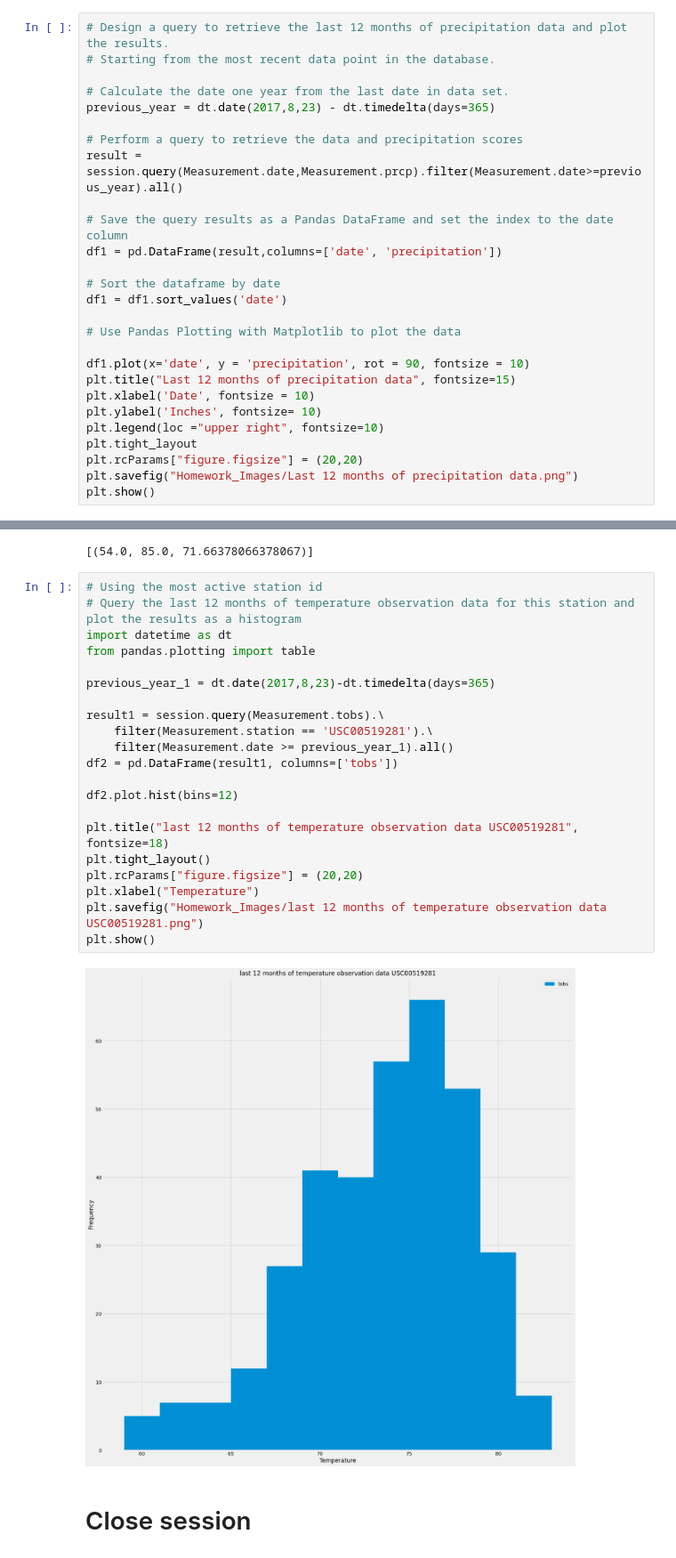
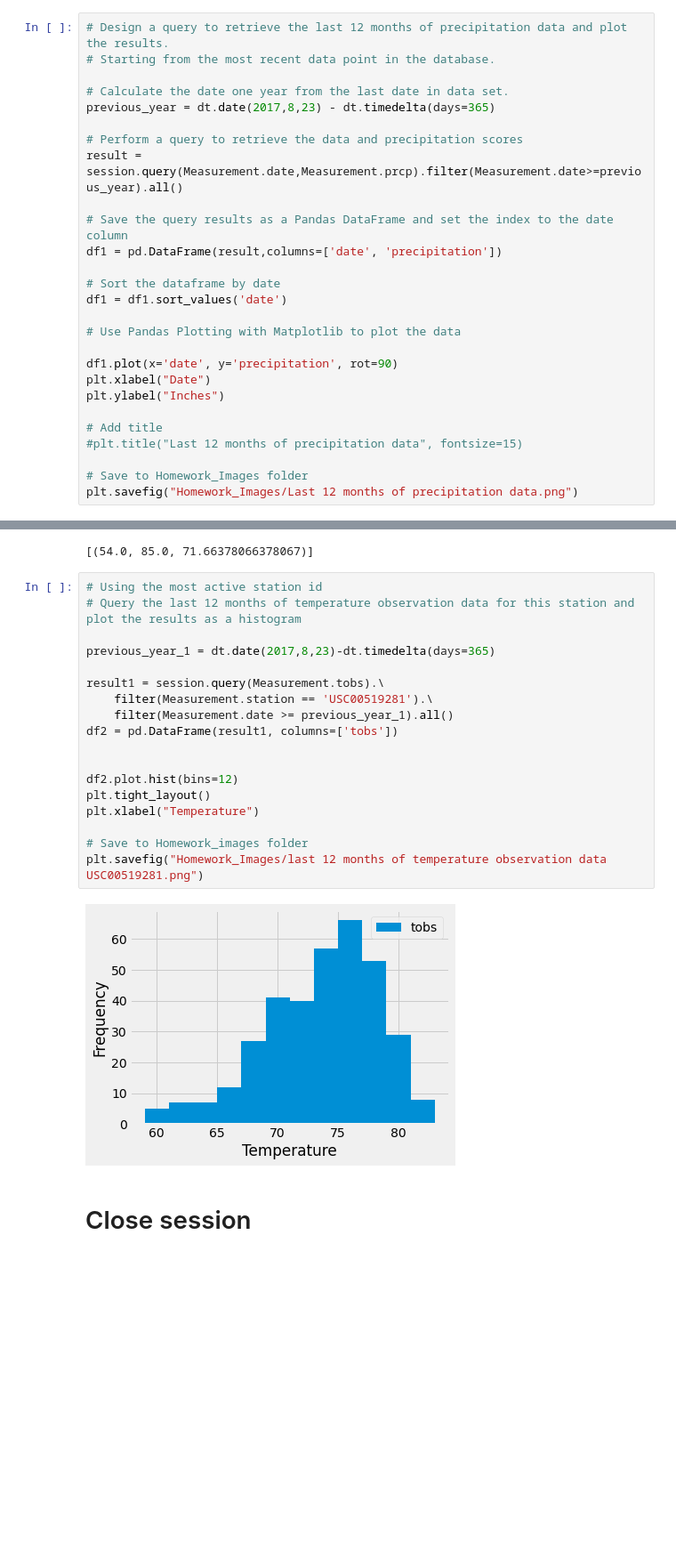
Before and after one commit to Garywtne/sqlalchemy-challenge, a Jupyter notebook: Hawaii/climate_analysis.ipynb, the cells around one changed output, grey strips where cells are left out. Shown at 89% size. Cells and saved outputs as stored; diff of their text form; blank space fills up the shorter version.

```diff
--- a/Hawaii/climate_analysis.ipynb
+++ b/Hawaii/climate_analysis.ipynb
@@ -88,13 +88,13 @@ df1 = df1.sort_values('date')
 
 # Use Pandas Plotting with Matplotlib to plot the data
 
-df1.plot(x='date', y = 'precipitation', rot = 90, fontsize = 10)
-plt.title("Last 12 months of precipitation data", fontsize=15)
-plt.xlabel('Date', fontsize = 10)
-plt.ylabel('Inches', fontsize= 10)
-plt.legend(loc ="upper right", fontsize=10)
-plt.tight_layout
-plt.rcParams["figure.figsize"] = (20,20)
+df1.plot(x='date', y='precipitation', rot=90)
+plt.xlabel("Date")
+plt.ylabel("Inches")
+
+# Add title
+#plt.title("Last 12 months of precipitation data", fontsize=15)
+
+# Save to Homework_Images folder
 plt.savefig("Homework_Images/Last 12 months of precipitation data.png")
-plt.show()
 # %% [output]
@@ -143,26 +143,23 @@ session.query(func.min(Measurement.tobs), func.max(Measurement.tobs),func.avg(Me
 # %%
 # Using the most active station id
 # Query the last 12 months of temperature observation data for this station and plot the results as a histogram
-import datetime as dt
-from pandas.plotting import table
 
 previous_year_1 = dt.date(2017,8,23)-dt.timedelta(days=365)
 
 result1 = session.query(Measurement.tobs).\
     filter(Measurement.station == 'USC00519281').\
     filter(Measurement.date >= previous_year_1).all()
 df2 = pd.DataFrame(result1, columns=['tobs'])
 
+
 df2.plot.hist(bins=12)
+plt.tight_layout()
+plt.xlabel("Temperature")
 
-plt.title("last 12 months of temperature observation data USC00519281", fontsize=18)
-plt.tight_layout()
-plt.rcParams["figure.figsize"] = (20,20)
-plt.xlabel("Temperature")
+# Save to Homework_images folder
 plt.savefig("Homework_Images/last 12 months of temperature observation data USC00519281.png")
-plt.show()
 # %% [output]
-[figure, old version]
+[figure, new version]
 # %% [markdown]
 # Close session
 # %%
```
Also changed, not shown: parts of 1 cell of this notebook, 3 other files.
